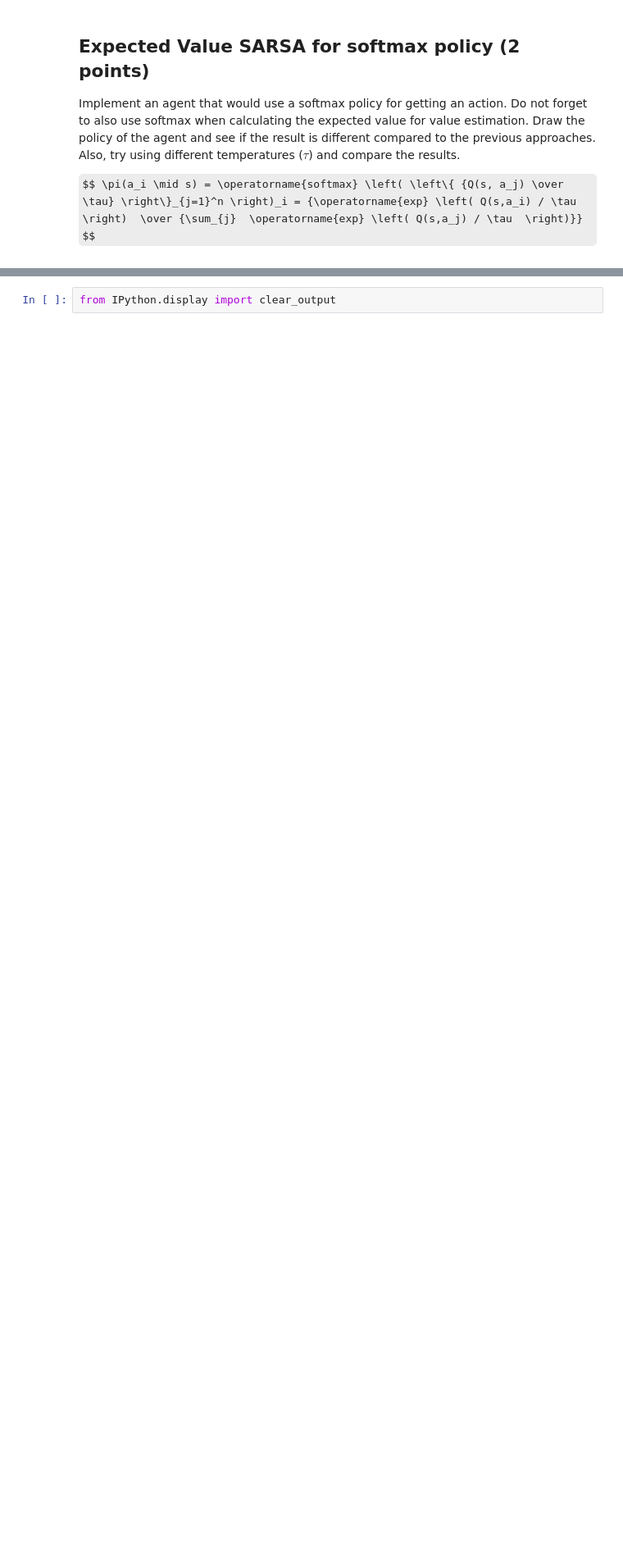
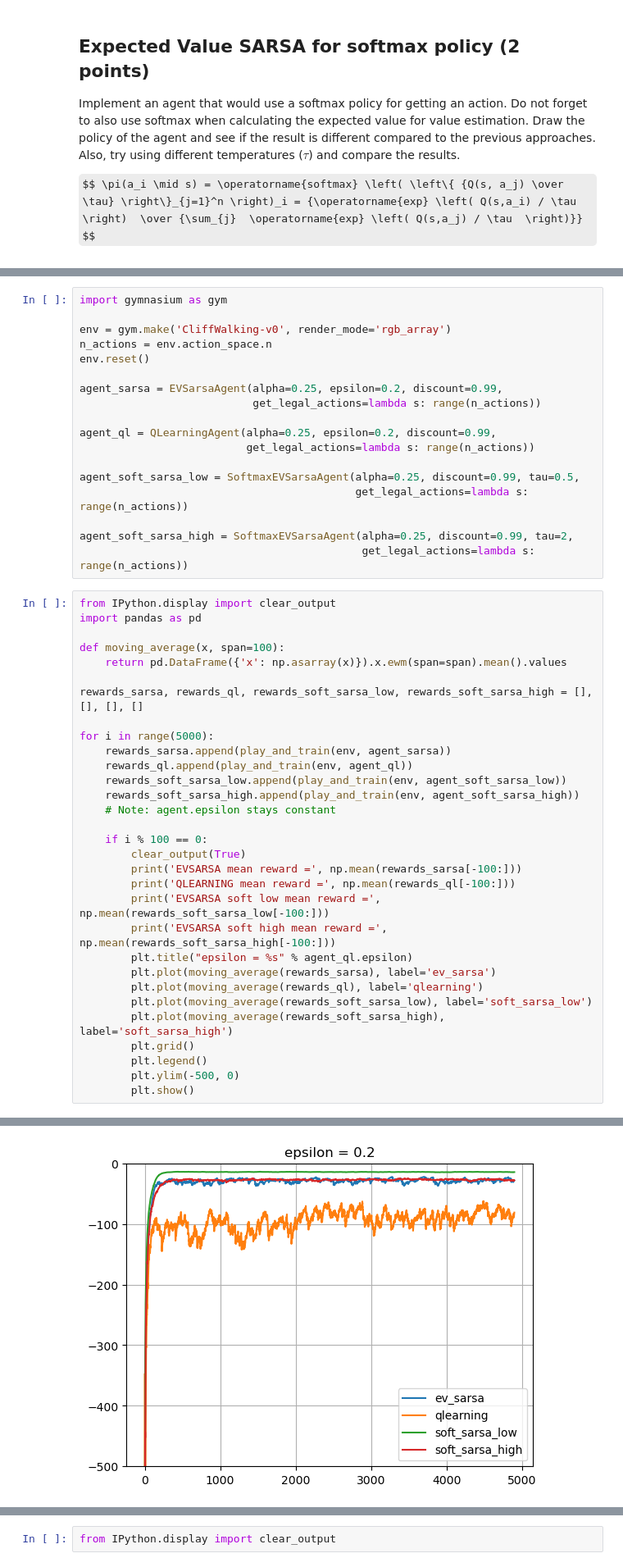
Before and after one commit to gubanovpm/ml_mipt, a Jupyter notebook: 2_sem/assignments/lab03_sarsa/homework.ipynb, the cells around one changed output, grey strips where cells are left out. Shown: that part at 82% size. Cells and saved outputs as stored; diff of their text form; some formulas as TeX source; blank space fills up the shorter version.

```diff
--- a/2_sem/assignments/lab03_sarsa/homework.ipynb
+++ b/2_sem/assignments/lab03_sarsa/homework.ipynb
@@ -534 +540,51 @@ class SoftmaxEVSarsaAgent(EVSarsaAgent):
         return chosen_action
+# %%
+import gymnasium as gym
+
+env = gym.make('CliffWalking-v0', render_mode='rgb_array')
+n_actions = env.action_space.n
+env.reset()
+
+agent_sarsa = EVSarsaAgent(alpha=0.25, epsilon=0.2, discount=0.99,
+                           get_legal_actions=lambda s: range(n_actions))
+
+agent_ql = QLearningAgent(alpha=0.25, epsilon=0.2, discount=0.99,
+                          get_legal_actions=lambda s: range(n_actions))
+
+agent_soft_sarsa_low = SoftmaxEVSarsaAgent(alpha=0.25, discount=0.99, tau=0.5,
+                                           get_legal_actions=lambda s: range(n_actions))
+
+agent_soft_sarsa_high = SoftmaxEVSarsaAgent(alpha=0.25, discount=0.99, tau=2,
+                                            get_legal_actions=lambda s: range(n_actions))
+# %%
+from IPython.display import clear_output
+import pandas as pd
+
+def moving_average(x, span=100):
+    return pd.DataFrame({'x': np.asarray(x)}).x.ewm(span=span).mean().values
+
+rewards_sarsa, rewards_ql, rewards_soft_sarsa_low, rewards_soft_sarsa_high = [], [], [], []
+
+for i in range(5000):
+    rewards_sarsa.append(play_and_train(env, agent_sarsa))
+    rewards_ql.append(play_and_train(env, agent_ql))
+    rewards_soft_sarsa_low.append(play_and_train(env, agent_soft_sarsa_low))
+    rewards_soft_sarsa_high.append(play_and_train(env, agent_soft_sarsa_high))
+    # Note: agent.epsilon stays constant
+
+    if i % 100 == 0:
+        clear_output(True)
+        print('EVSARSA mean reward =', np.mean(rewards_sarsa[-100:]))
+        print('QLEARNING mean reward =', np.mean(rewards_ql[-100:]))
+        print('EVSARSA soft low mean reward =', np.mean(rewards_soft_sarsa_low[-100:]))
+        print('EVSARSA soft high mean reward =', np.mean(rewards_soft_sarsa_high[-100:]))
+        plt.title("epsilon = %s" % agent_ql.epsilon)
+        plt.plot(moving_average(rewards_sarsa), label='ev_sarsa')
+        plt.plot(moving_average(rewards_ql), label='qlearning')
+        plt.plot(moving_average(rewards_soft_sarsa_low), label='soft_sarsa_low')
+        plt.plot(moving_average(rewards_soft_sarsa_high), label='soft_sarsa_high')
+        plt.grid()
+        plt.legend()
+        plt.ylim(-500, 0)
+        plt.show()
+# %% [output]
@@ -534,0 +595 @@ class SoftmaxEVSarsaAgent(EVSarsaAgent):
+[figure, added]
```
Also changed, not shown: parts of 8 cells of this notebook.
